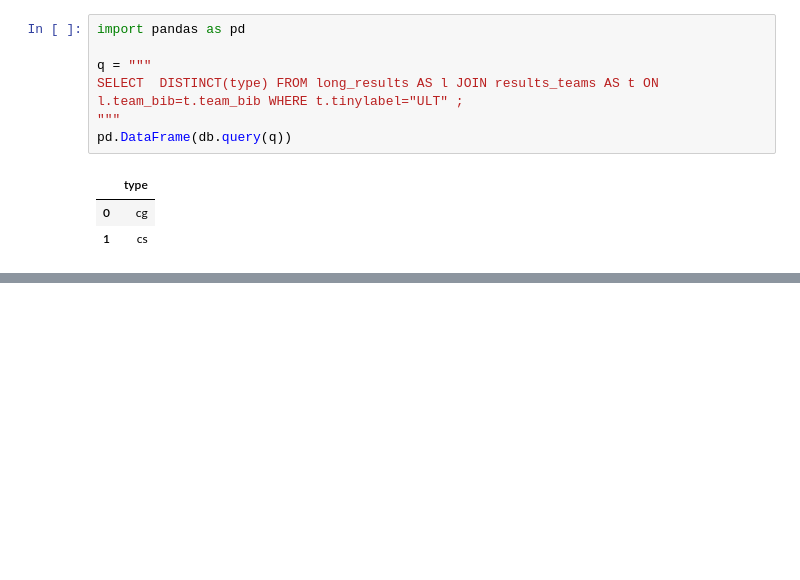
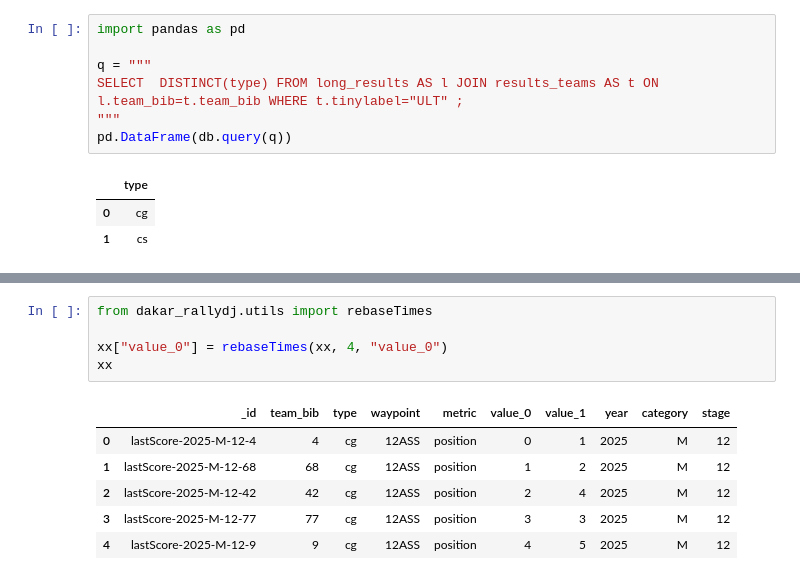
Before and after one commit to RallyDataJunkie/wrangling_dakar_2025, a Jupyter notebook: src/38_visualising_single_stage_scores.ipynb, the cells around one changed output, grey strips where cells are left out. Saved outputs shown, nothing was run; the diff lists cells and outputs as text; blank space fills up the shorter version.

```diff
--- a/src/38_visualising_single_stage_scores.ipynb
+++ b/src/38_visualising_single_stage_scores.ipynb
@@ -105,0 +121,12 @@ pd.DataFrame(db.query(q))
+# %%
+from dakar_rallydj.utils import rebaseTimes
+
+xx["value_0"] = rebaseTimes(xx, 4, "value_0")
+xx
+# %% [output]
+|  | _id | team_bib | type | waypoint | metric | value_0 | value_1 | year | category | stage |
+| 0 | lastScore-2025-M-12-4 | 4 | cg | 12ASS | position | 0 | 1 | 2025 | M | 12 |
+| 1 | lastScore-2025-M-12-68 | 68 | cg | 12ASS | position | 1 | 2 | 2025 | M | 12 |
+| 2 | lastScore-2025-M-12-42 | 42 | cg | 12ASS | position | 2 | 4 | 2025 | M | 12 |
+| 3 | lastScore-2025-M-12-77 | 77 | cg | 12ASS | position | 3 | 3 | 2025 | M | 12 |
+| 4 | lastScore-2025-M-12-9 | 9 | cg | 12ASS | position | 4 | 5 | 2025 | M | 12 |
```
Also changed, not shown: parts of 5 cells of this notebook, 2 other files.
